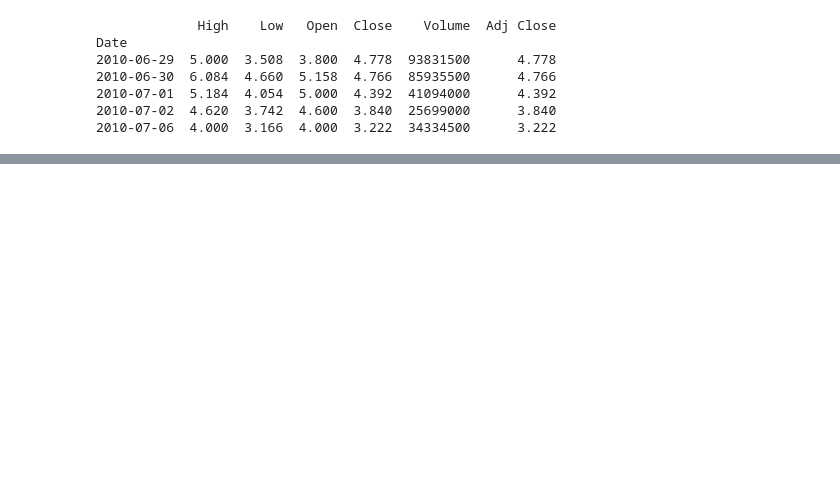
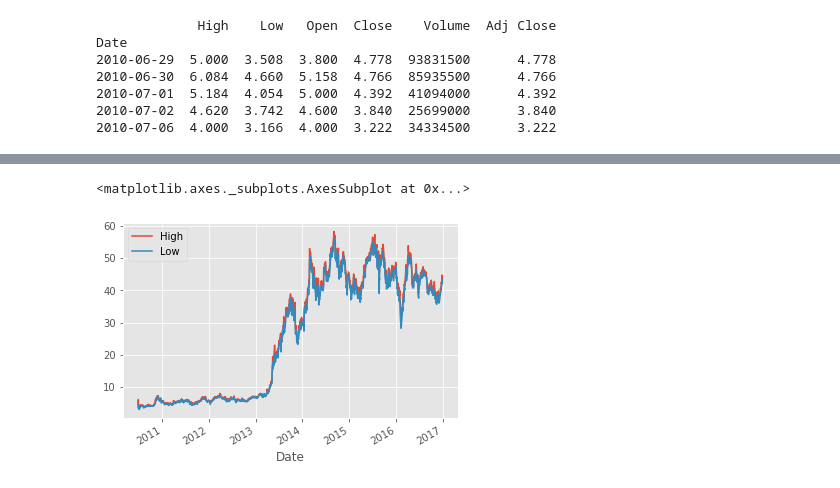
Before and after one commit to quitribo/sentdex-finance, a Jupyter notebook: tutfin1.ipynb, the cells around one changed output, grey strips where cells are left out. Drawn from its saved outputs; the diff is of its cells as text; code cells hidden in the pictures; blank space fills up the shorter version.

```diff
--- a/tutfin1.ipynb
+++ b/tutfin1.ipynb
@@ -55,0 +61,5 @@ df2.round(2)
+# %%
+df[['High','Low']].plot()
+# %% [output]
+<matplotlib.axes._subplots.AxesSubplot at 0x...>
+[figure, added]
```
Also changed, not shown: parts of 5 cells of this notebook, 1 other file.
